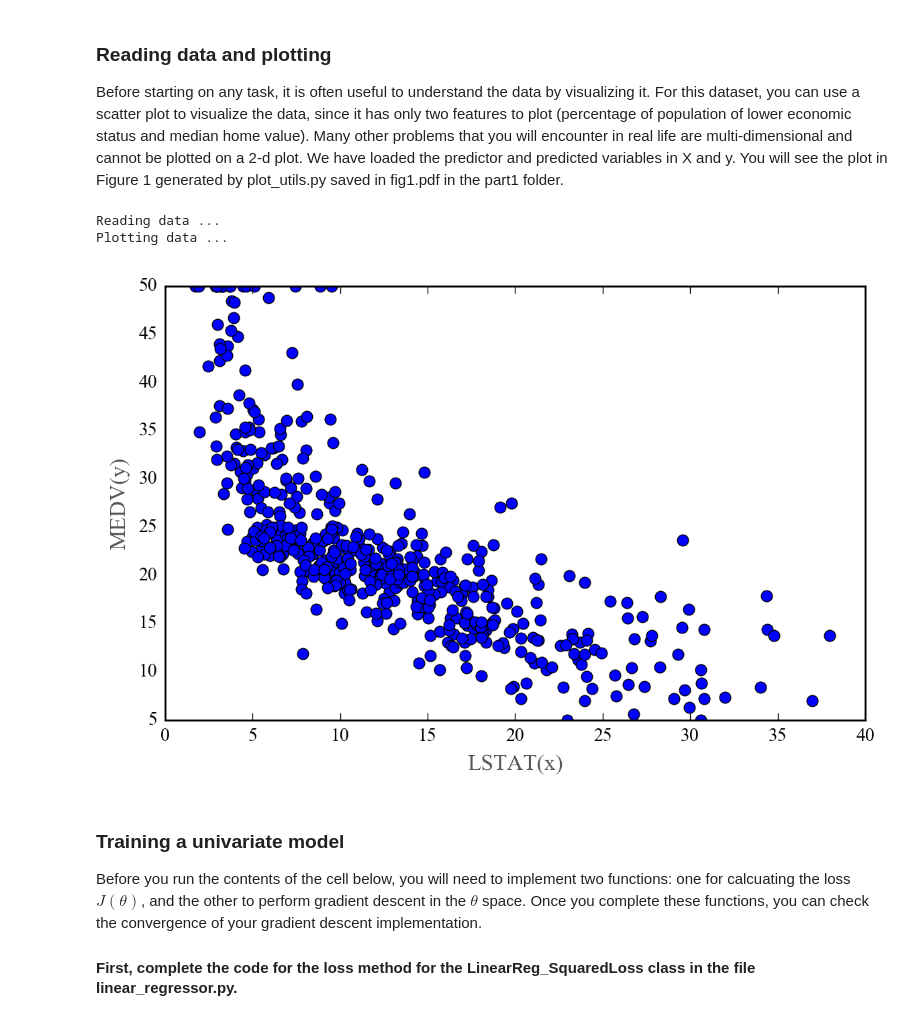
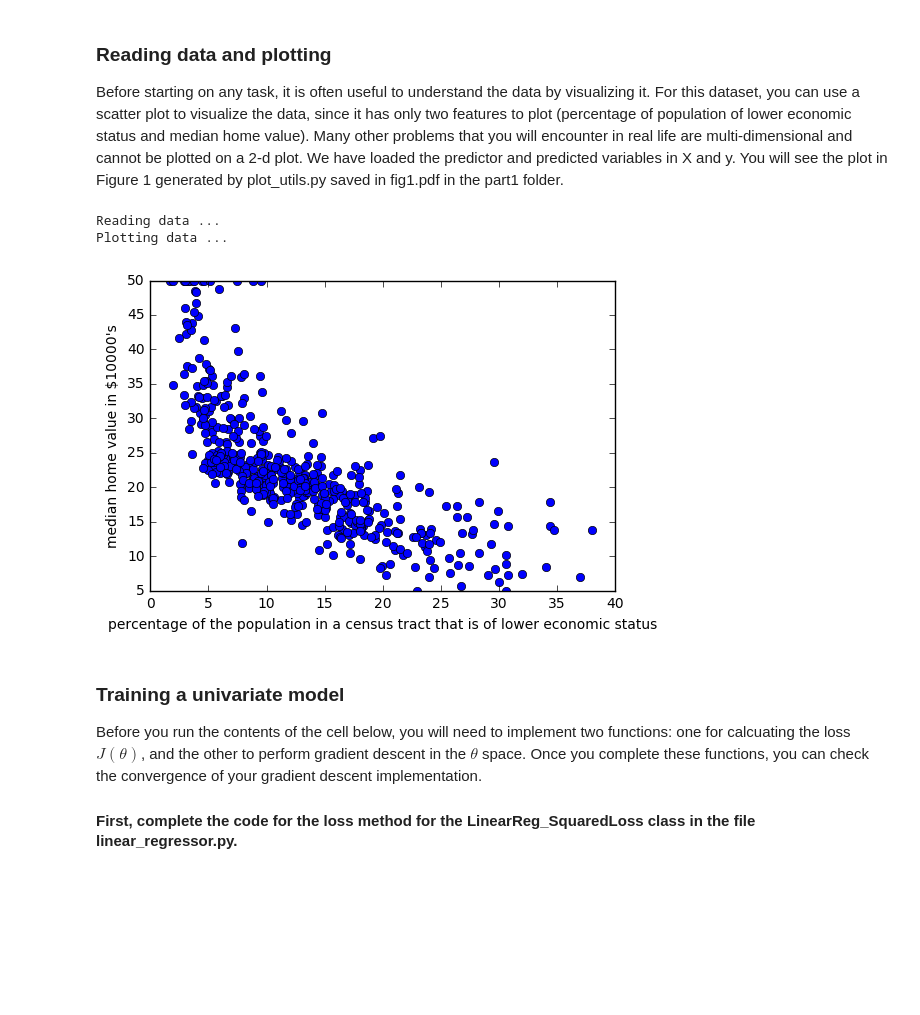
Before and after one commit to CryoSky/ML, a Jupyter notebook: homework/hw1/part1/ex1.ipynb, the cells around one changed output. Cells and saved outputs as stored; diff of their text form; code cells hidden in the pictures; blank space fills up the shorter version.

```diff
--- a/homework/hw1/part1/ex1.ipynb
+++ b/homework/hw1/part1/ex1.ipynb
@@ -23,31 +23,31 @@ Figure 1 generated by plot_utils.py saved in fig1.pdf in the part1 folder.
 # %%
 from sklearn.datasets import load_boston
 import pandas as pd
 import matplotlib.pyplot as plt
 
 print 'Reading data ...'
 bdata = load_boston()
 df = pd.DataFrame(data = bdata.data, columns = bdata.feature_names)
 
 #  X is the percentage of the population in a census tract that is of
 #  lower economic status. X is a vector of length 506.
 #  y is to the median home value in $10000's. y is a vector of length 506
 
 X = df.LSTAT
 y = bdata.target
 
 # Scatter plot LSTAT vs median home value, shown interactively or saved in fig1.pdf
 
 import numpy as np
 import plot_utils
 print 'Plotting data ...'
-plot_utils.plot_data(X,y,'LSTAT(x)','MEDV(y)')
+plot_utils.plot_data(X,y,'Percentage of the population in a census tract that is of lower economic status','Median home value in $10000\'s')
 plt.show()
 #plt.savefig('fig1.pdf')
 # %% [output]
 Reading data ...
 Plotting data ...
-[figure, old version]
+[figure, new version]
 # %% [markdown]
 ### Training a univariate model
 Before you run the contents of the cell below, you will need to implement two functions: one for calcuating the loss $J(\theta)$, and the other to perform gradient descent in the $\theta$ space.
```
Also changed, not shown: parts of 3 cells of this notebook, 5 other files.
